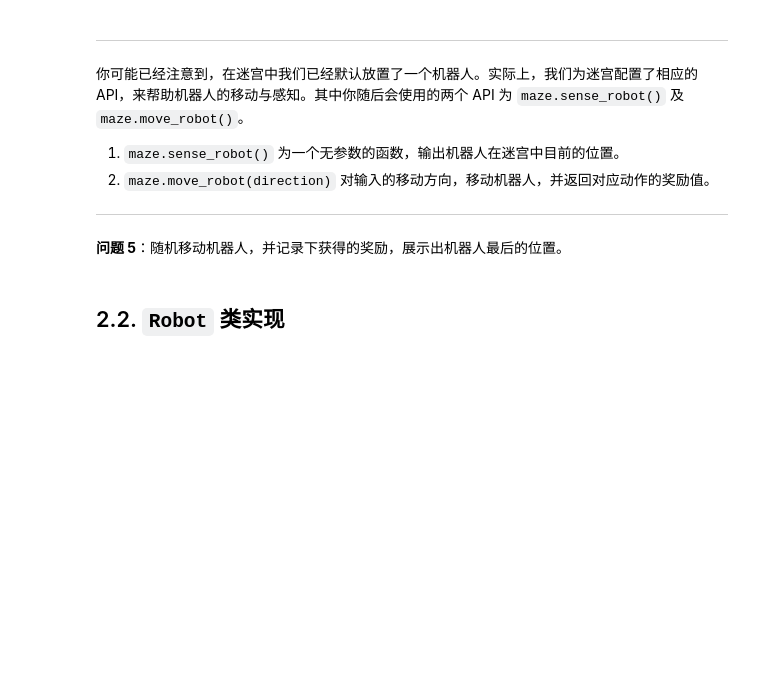
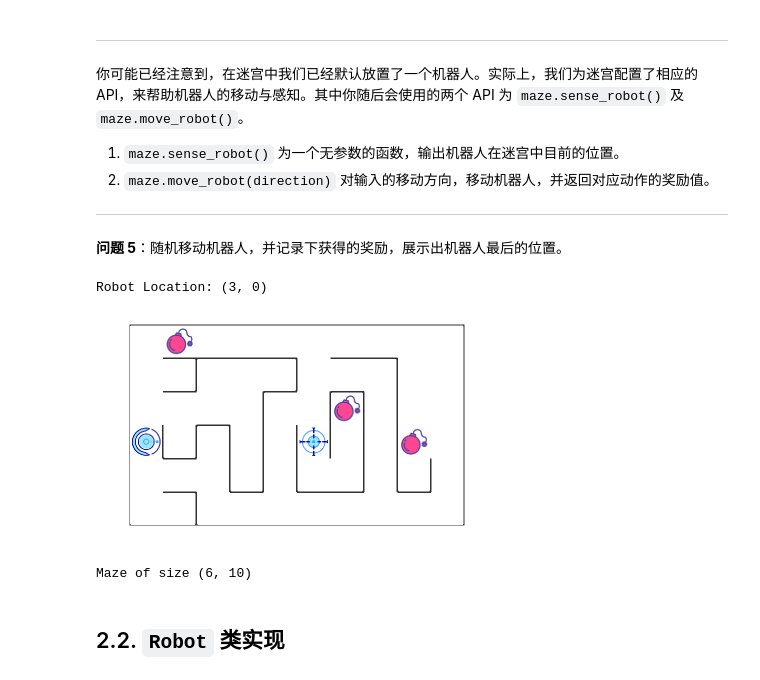
Before and after one commit to miaopei/MachineLearning, a Jupyter notebook: uda_project/P5/my_qlearning_maze/robot_maze.ipynb, the cells around one changed output. Saved outputs shown, nothing was run; the diff lists cells and outputs as text; code cells hidden in the pictures; blank space fills up the shorter version.

```diff
--- a/uda_project/P5/my_qlearning_maze/robot_maze.ipynb
+++ b/uda_project/P5/my_qlearning_maze/robot_maze.ipynb
@@ -138,8 +138,12 @@ epsilon = 0.3 # 以0.3的概率进行随机选择
 def choose_action(epsilon):
 
     action = None
-    if True: # 以某一概率
-        pass # 实现对动作的随机选择
+    if random.uniform(0, 1) < epsilon: # 以某一概率
+        action = random.choice(actions) # 实现对动作的随机选择
     else:
-        pass # 否则选择具有最大 Q 值的动作
+        action = max([(value, key) for key, value in qline.items()])[1] # 否则选择具有最大 Q 值的动作
     return action
+# %%
+# test choose_action
+for i in range(10):
+    print "Action: {}".format(choose_action(epsilon))
@@ -168,6 +183,8 @@ from Maze import Maze
 %config InlineBackend.figure_format = 'retina'
 
 ## todo: 创建迷宫并展示
+
+maze = Maze(maze_size=(6, 10), trap_number=3)
 # %% [markdown]
 ---
 
@@ -182,14 +199,19 @@ from Maze import Maze
 # %%
 rewards = []
 
 ## 循环、随机移动机器人10次，记录下奖励
 for i in range(10):
-    pass
+    rewards.append(maze.move_robot(choose_action(epsilon)))
 
 ## 输出机器人最后的位置
-print()
+print "Robot Location: {}".format(maze.sense_robot())
 
 ## 打印迷宫，观察机器人位置
+maze
+# %% [output]
+Robot Location: (3, 0)
+[figure, added]
+Maze of size (6, 10)
 # %% [markdown]
 ## 2.2. `Robot` 类实现
 # %% [markdown]
```
Also changed, not shown: parts of 1 cell of this notebook.
